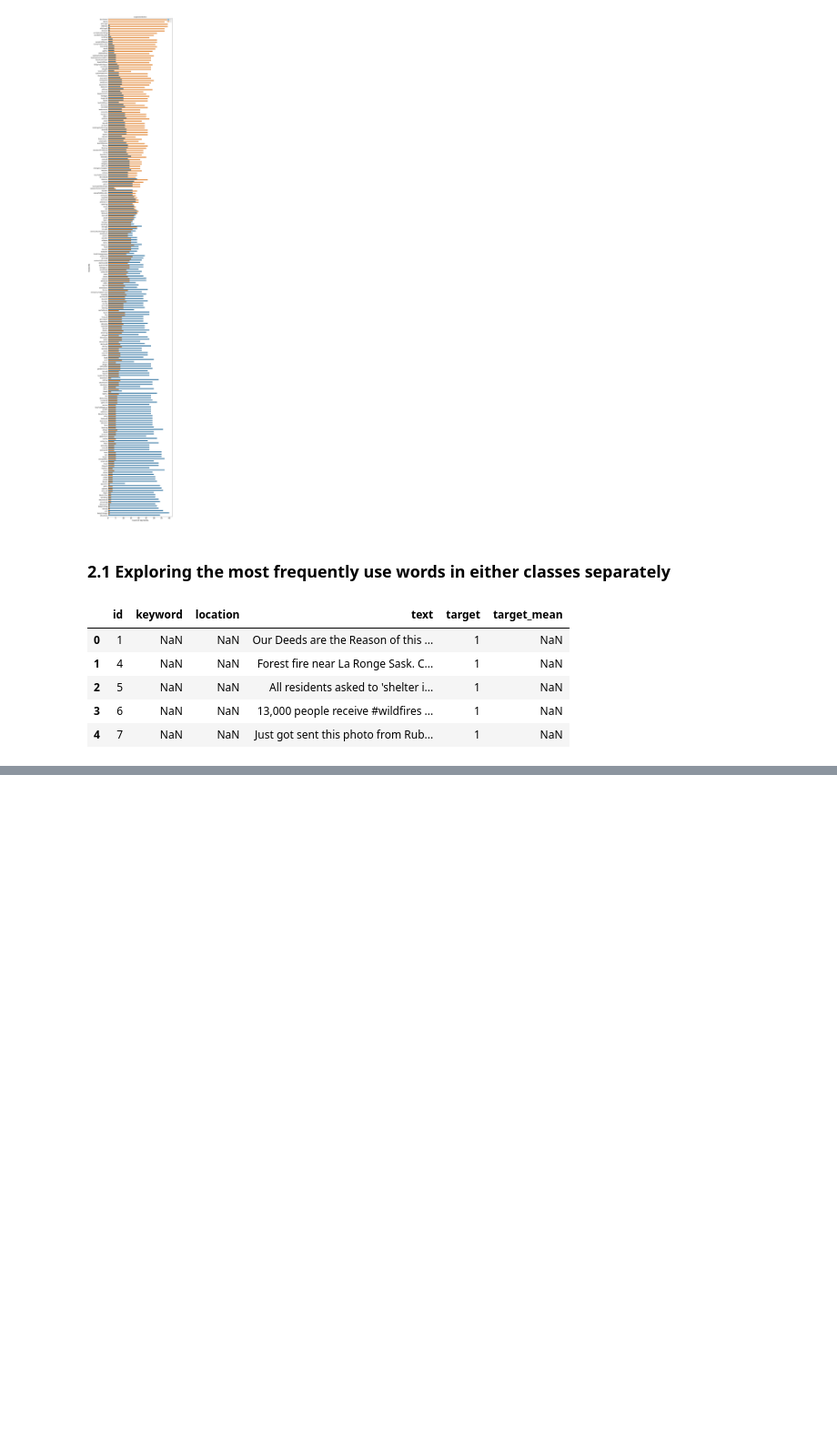
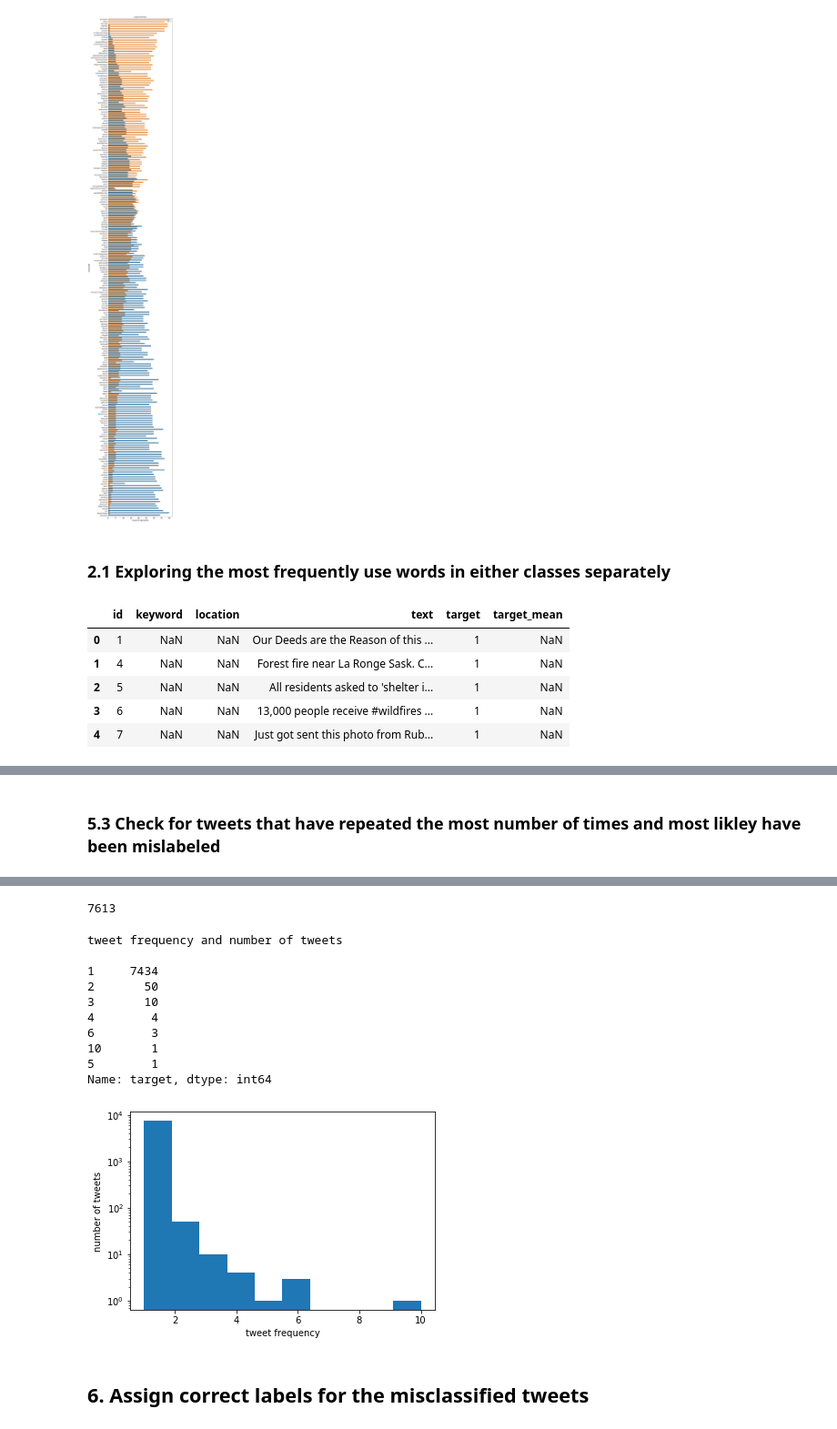
Before and after one commit to dilinjohn/Kaggle, a Jupyter notebook: Twitter tweets on Disasters/Using NLP on Disaster Tweets - with BERT.ipynb, the cells around one changed output, grey strips where cells are left out. Shown: that part at 91% size. Drawn from its saved outputs; the diff is of its cells as text; code cells hidden in the pictures; blank space fills up the shorter version.

```diff
--- a/Twitter tweets on Disasters/Using NLP on Disaster Tweets - with BERT.ipynb
+++ b/Twitter tweets on Disasters/Using NLP on Disaster Tweets - with BERT.ipynb
@@ -271,0 +752,5 @@ train
+# %%
+train['target_mean'] = train.groupby('text')['target'].transform('mean')
+a = train.query('0.0 < target_mean < 1.0')[['text', 'target','target_mean']].sort_values('text')
+display(a)
+print('tweets with multiple labels associated are: \n', np.sort(list(set(a['text'].values.tolist()))))
@@ -271,0 +820,15 @@ train
+# %% [markdown]
+### 5.3 Check for tweets that have repeated the most number of times and most likley have been mislabeled
+# %%
+c = train.groupby('text')['target'].count().sort_values(ascending=False)
+display(c)
+display(len(train))
+print('tweet frequency and number of tweets\n')
+print(c.value_counts())
+#c.plot(kind='hist', range=(2,5))
+c.plot(kind='hist')
+plt.xlabel('tweet frequency')
+plt.ylabel('number of tweets')
+plt.yscale('log')
+plt.show()
+# %% [output]
@@ -271,0 +848,14 @@ train
+7613
+tweet frequency and number of tweets
+
+1     7434
+2       50
+3       10
+4        4
+6        3
+10       1
+5        1
+Name: target, dtype: int64
+[figure, added]
+# %% [markdown]
+## 6. Assign correct labels for the misclassified tweets
```
Also changed, not shown: parts of 49 cells of this notebook.
